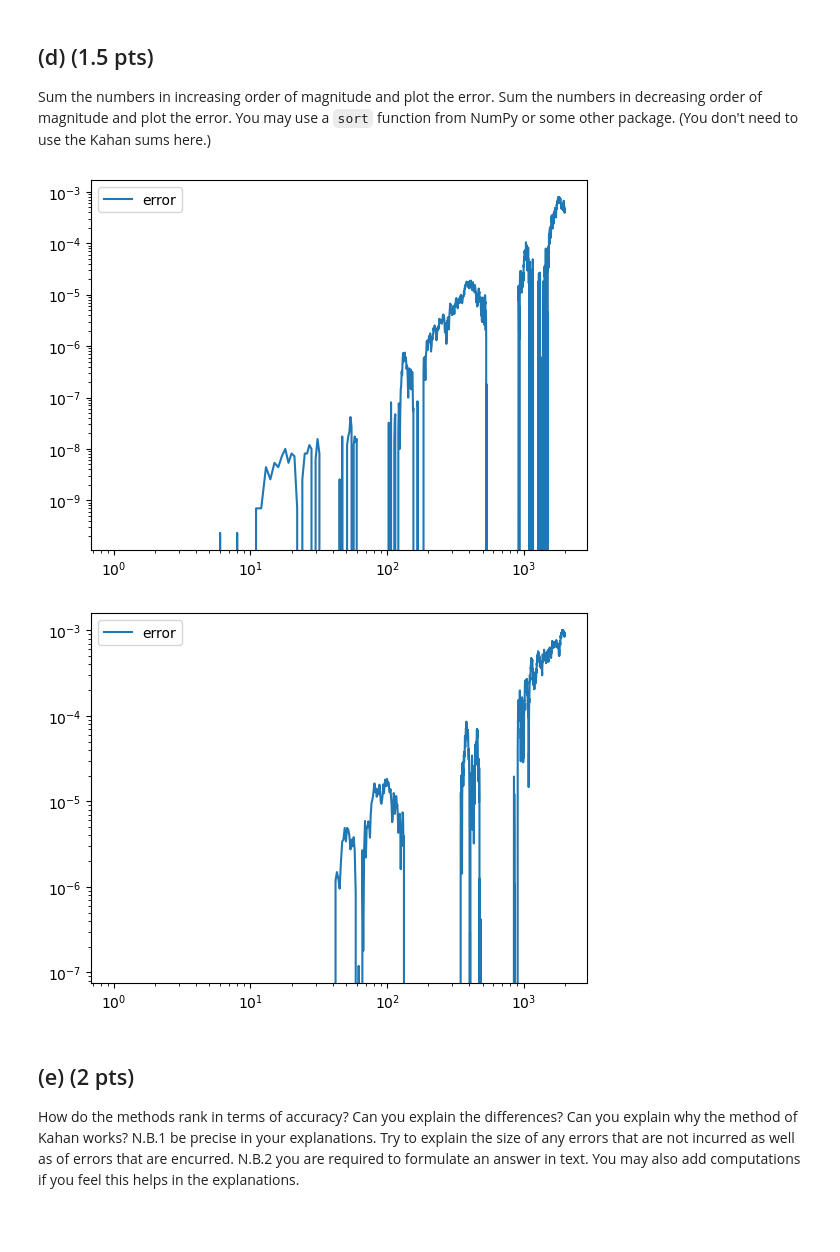
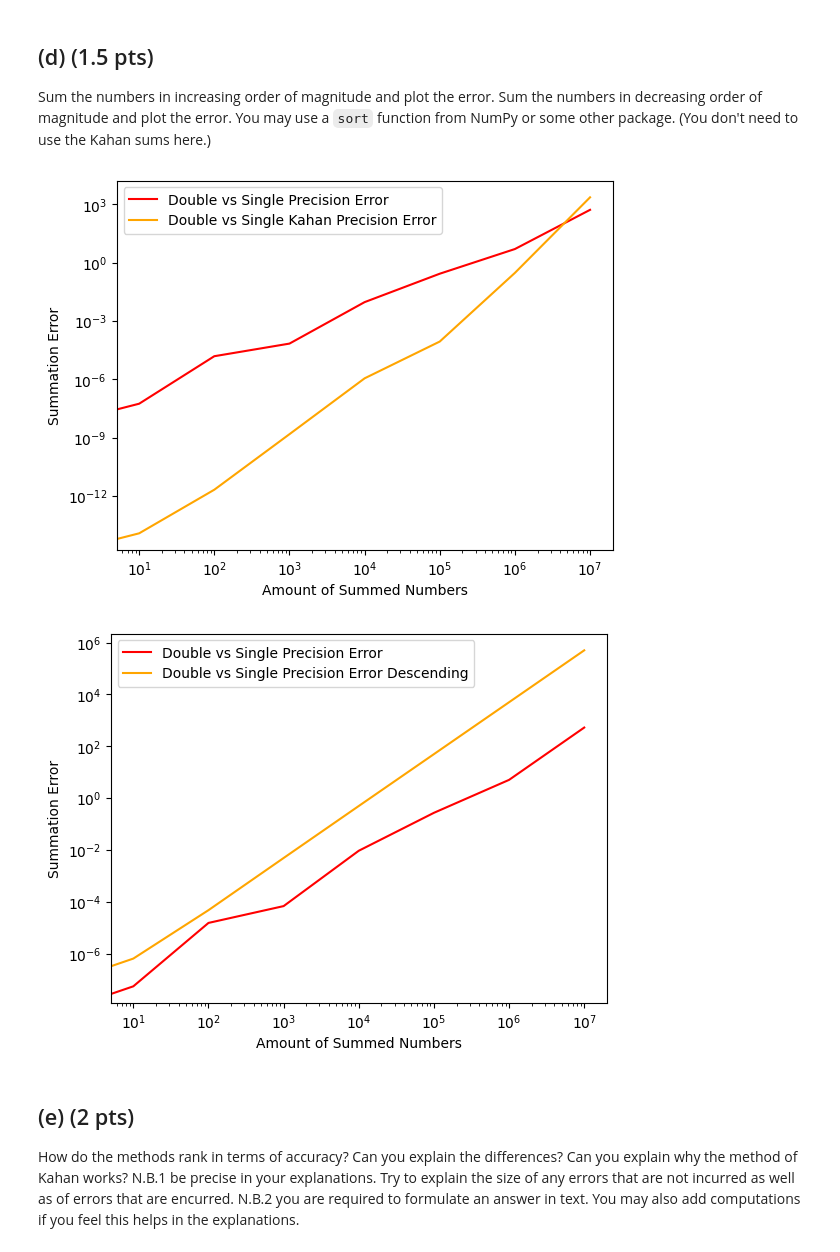
Before and after one commit to aM0NKE/NumericalAlgorithms, a Jupyter notebook: hw1_2022.ipynb, the cells around one changed output. Saved outputs shown, nothing was run; the diff lists cells and outputs as text; code cells hidden in the pictures; blank space fills up the shorter version.

```diff
--- a/hw1_2022.ipynb
+++ b/hw1_2022.ipynb
@@ -217,8 +221,6 @@ Use the following compensated summation algorithm (due to Kahan), again using on
 Plot the error as a function of $n$.
 # %%
 # your code here
-import numbers
-
 def summation_single_prec_kahan(n):
     sum = np.single(n[0])
     c = np.single(0)
@@ -229,14 +231,16 @@ def summation_single_prec_kahan(n):
         sum = t
     return sum
 
-sum_single = []
+sum_single_kahan = np.zeros(n_max)
 for n in range(1, n_max):
-    sum_single.append(summation_single_prec_kahan(rand_arr[:n]))
+    sum_single_kahan[n] = (summation_single_prec_kahan(rand_arr[:int(n_values[n])]))
+diff_point_kahan = np.abs(np.subtract(sum_double, sum_single_kahan))
 
 # VISUALIZE DIFFERENCE
-#plt.loglog(sum_single, label=r"single")
-#plt.loglog(sum_double, label=r"double")
-plt.loglog(np.subtract(sum_double, sum_single), label=r"error")
+plt.loglog(n_values, diff_point, color='red', label=r"Double vs Single Precision Error")
+plt.loglog(n_values, diff_point_kahan, color='orange', label=r"Double vs Single Kahan Precision Error")
+plt.xlabel('Amount of Summed Numbers')
+plt.ylabel('Summation Error')
 plt.legend()
 plt.show()
 # %% [output]
@@ -246,42 +250,46 @@ plt.show()
 Sum the numbers in increasing order of magnitude and plot the error. Sum the numbers in decreasing order of magnitude and plot the error. You may use a `sort` function from NumPy or some other package. (You don't need to use the Kahan sums here.)
 # %%
 # your code here
+rand_arr_asc = sorted(rand_arr, reverse=False)
+sum_single_asc = np.zeros(n_max)
+sum_double_asc = np.zeros(n_max)
 
-rand_arr_ascending = sorted(rand_arr)
+for n in range(1, n_max):
+    sum_single_asc[n] = (summation_single_prec(rand_arr_asc[:int(n_values[n])]))
+    sum_double_asc[n] = (summation_double_prec(rand_arr_asc[:int(n_values[n])]))
+diff_point_asc = np.abs(np.subtract(sum_double_asc, sum_single_asc))
 
-sum_single = []
-sum_double = []
-for n in range(1, n_max):
-    sum_single.append(summation_single_prec(rand_arr_ascending[:n]))
-    sum_double.append(summation_double_prec(rand_arr_ascending[:n]))
 
 # VISUALIZE DIFFERENCE
-#plt.loglog(sum_single, label=r"single")
-#plt.loglog(sum_double, label=r"double")
-plt.loglog(np.subtract(sum_double, sum_single), label=r"error")
+plt.loglog(n_values, diff_point, color='red', label=r"Double vs Single Precision Error")
+plt.loglog(n_values, diff_point_asc, color='orange', label=r"Double vs Single Precision Error Ascending")
+plt.xlabel('Amount of Summed Numbers')
+plt.ylabel('Summation Error')
 plt.legend()
 plt.show()
 # %% [output]
-[figure, old version]
+[figure, new version]
 # %%
 # your code here
+rand_arr_des = sorted(rand_arr, reverse=True)
+sum_single_des = np.zeros(n_max)
+sum_double_des = np.zeros(n_max)
 
-rand_arr_descending = sorted(rand_arr, reverse=True)
+for n in range(1, n_max):
+    sum_single_des[n] = (summation_single_prec(rand_arr_des[:int(n_values[n])]))
+    sum_double_des[n] = (summation_double_prec(rand_arr_des[:int(n_values[n])]))
+diff_point_des = np.abs(np.subtract(sum_double_des, sum_single_des))
 
-sum_single = []
-sum_double = []
-for n in range(1, n_max):
-    sum_single.append(summation_single_prec(rand_arr_descending[:n]))
-    sum_double.append(summation_double_prec(rand_arr_descending[:n]))
 
 # VISUALIZE DIFFERENCE
-#plt.loglog(sum_single, label=r"single")
-#plt.loglog(sum_double, label=r"double")
-plt.loglog(np.subtract(sum_double, sum_single), label=r"error")
+plt.loglog(n_values, diff_point, color='red', label=r"Double vs Single Precision Error")
+plt.loglog(n_values, diff_point_des, color='orange', label=r"Double vs Single Precision Error Descending")
+plt.xlabel('Amount of Summed Numbers')
+plt.ylabel('Summation Error')
 plt.legend()
 plt.show()
 # %% [output]
-[figure, old version]
+[figure, new version]
 # %% [markdown]
 ## (e) (2 pts)
 How do the methods rank in terms of accuracy? Can you explain the differences? Can you explain why the method of Kahan works?
```
Also changed, not shown: parts of 4 cells of this notebook.
